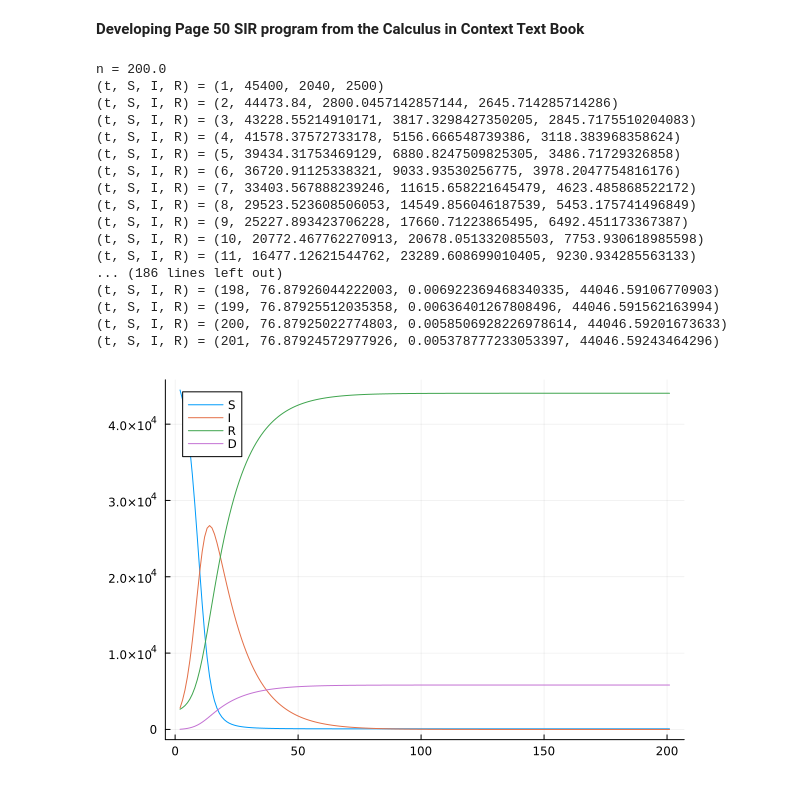
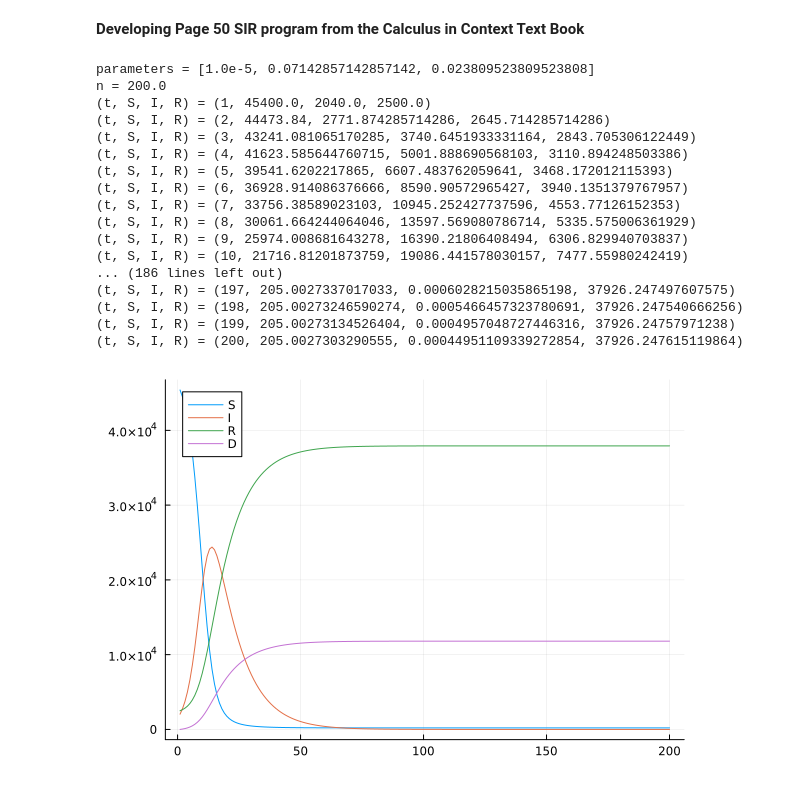
Before and after one commit to john-washington/sage, a Jupyter notebook: COVID_19_Modeling.ipynb, the cells around one changed output. Cells and saved outputs as stored; diff of their text form; code cells hidden in the pictures.

```diff
--- a/COVID_19_Modeling.ipynb
+++ b/COVID_19_Modeling.ipynb
@@ -141,38 +141,23 @@ it fails to record the $\tau$ value, the time to recover Random Variable value
 # %% [markdown]
 **Developing Page 50 SIR program from the Calculus in Context Text Book**
 # %%
-function sir_ode!(du, u, p, t)  # ! since modifies du -- in-place updating (can have better performance)
-
-    # unpack variables and parameters:
-    S, I, R, D = u
-    β, γ, μ = p   # \beta<TAB>
-
-    # define differential equations:
-    dS = -β*S*I
-    dI = +β*S*I - γ*I -μ * I
-    dR = +γ*I
-    dD = +μ * I
-    du .= (dS, dI, dR, dD)   # copy the values into the vector du; note the `.`
-end
-
 function Solve_SIR_Problem(u, p, tspan)
     n = tspan[2]
     @show n
 
-    time_sequence = []
-    S_sequence = []
-    I_sequence = []
-    R_sequence = []
-    D_sequence = []
-
     S, I, R, D  = u
     β, γ, μ  = p
     t = 1
-
     Δt = 1
     @show t, S, I, R
 
-    for k in 1:n
+    time_sequence = [t]
+    S_sequence = [S]
+    I_sequence = [I]
+    R_sequence = [R]
+    D_sequence = [D]
+
+    for k in 1:n-1
         dS = -β * S * I
         dI = +β * S * I - γ* I -μ * I
         dR = +γ * I
@@ -196,56 +181,53 @@ function Solve_SIR_Problem(u, p, tspan)
         push!(D_sequence, D)
 
     end
     sol = [time_sequence, S_sequence, I_sequence, R_sequence, D_sequence]
 
     return sol
 end
 
 
 #########Main Program Starts here:#########
 β = 0.00001
 γ = 1/14
-μ = 1/100
+μ = 1/42
 
 parameters = [β, γ, μ]
 
-S₀ = 45400   # write subscript 0 as S\_0<TAB>
-I₀ = 2040
-R₀ = 2500
-D₀ = 0
+@show parameters
+
+S₀ = 45400.0   # write subscript 0 as S\_0<TAB>
+I₀ = 2040.0
+R₀ = 2500.0
+D₀ = 0.0
 
 initial_values = [S₀, I₀, R₀, D₀]
 
 time_span = [0.0, 200.0]  # initial and final time
 
-# set up problem:
-# ODEProblem(sir_ode!, initial_values, time_span, parameters)
-
 solution = Solve_SIR_Problem(initial_values, parameters, time_span )
 
 using Plots
-
 plot(solution[1], solution[2], label="S")
 plot!(solution[1], solution[3], label="I")
 plot!(solution[1], solution[4], label="R")
 plot!(solution[1], solution[5], label="D")
-#plot(p1, p2, p3, p4)
 # %% [output]
+parameters = [1.0e-5, 0.07142857142857142, 0.023809523809523808]
 n = 200.0
-(t, S, I, R) = (1, 45400, 2040, 2500)
-(t, S, I, R) = (2, 44473.84, 2800.0457142857144, 2645.714285714286)
-(t, S, I, R) = (3, 43228.55214910171, 3817.3298427350205, 2845.7175510204083)
-(t, S, I, R) = (4, 41578.37572733178, 5156.666548739386, 3118.383968358624)
-(t, S, I, R) = (5, 39434.31753469129, 6880.8247509825305, 3486.71729326858)
-(t, S, I, R) = (6, 36720.91125338321, 9033.93530256775, 3978.2047754816176)
-(t, S, I, R) = (7, 33403.567888239246, 11615.658221645479, 4623.485868522172)
-(t, S, I, R) = (8, 29523.523608506053, 14549.856046187539, 5453.175741496849)
-(t, S, I, R) = (9, 25227.893423706228, 17660.71223865495, 6492.451173367387)
-(t, S, I, R) = (10, 20772.467762270913, 20678.051332085503, 7753.930618985598)
-(t, S, I, R) = (11, 16477.12621544762, 23289.608699010405, 9230.934285563133)
+(t, S, I, R) = (1, 45400.0, 2040.0, 2500.0)
+(t, S, I, R) = (2, 44473.84, 2771.874285714286, 2645.714285714286)
+(t, S, I, R) = (3, 43241.081065170285, 3740.6451933331164, 2843.705306122449)
+(t, S, I, R) = (4, 41623.585644760715, 5001.888690568103, 3110.894248503386)
+(t, S, I, R) = (5, 39541.6202217865, 6607.483762059641, 3468.172012115393)
+(t, S, I, R) = (6, 36928.914086376666, 8590.90572965427, 3940.1351379767957)
+(t, S, I, R) = (7, 33756.38589023103, 10945.252427737596, 4553.77126152353)
+(t, S, I, R) = (8, 30061.664244064046, 13597.569080786714, 5335.575006361929)
+(t, S, I, R) = (9, 25974.008681643278, 16390.21806408494, 6306.829940703837)
+(t, S, I, R) = (10, 21716.81201873759, 19086.441578030157, 7477.55980242419)
 ... (186 lines left out)
-(t, S, I, R) = (198, 76.87926044222003, 0.006922369468340335, 44046.59106770903)
-(t, S, I, R) = (199, 76.87925512035358, 0.00636401267808496, 44046.591562163994)
-(t, S, I, R) = (200, 76.87925022774803, 0.0058506928226978614, 44046.59201673633)
-(t, S, I, R) = (201, 76.87924572977926, 0.005378777233053397, 44046.59243464296)
+(t, S, I, R) = (197, 205.0027337017033, 0.0006028215035865198, 37926.247497607575)
+(t, S, I, R) = (198, 205.00273246590274, 0.0005466457323780691, 37926.247540666256)
+(t, S, I, R) = (199, 205.00273134526404, 0.0004957048727446316, 37926.24757971238)
+(t, S, I, R) = (200, 205.0027303290555, 0.00044951109339272854, 37926.247615119864)
-[figure, old version]
+[figure, new version]
```
Also changed, not shown: parts of 1 cell of this notebook, 3 other files.
